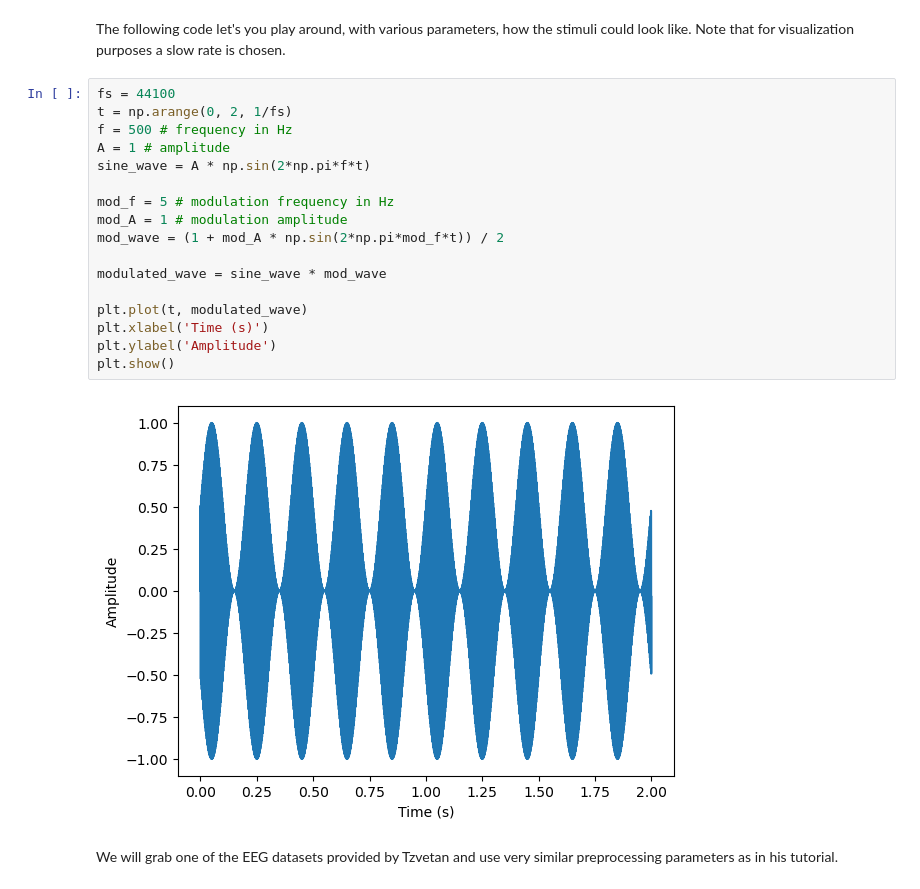
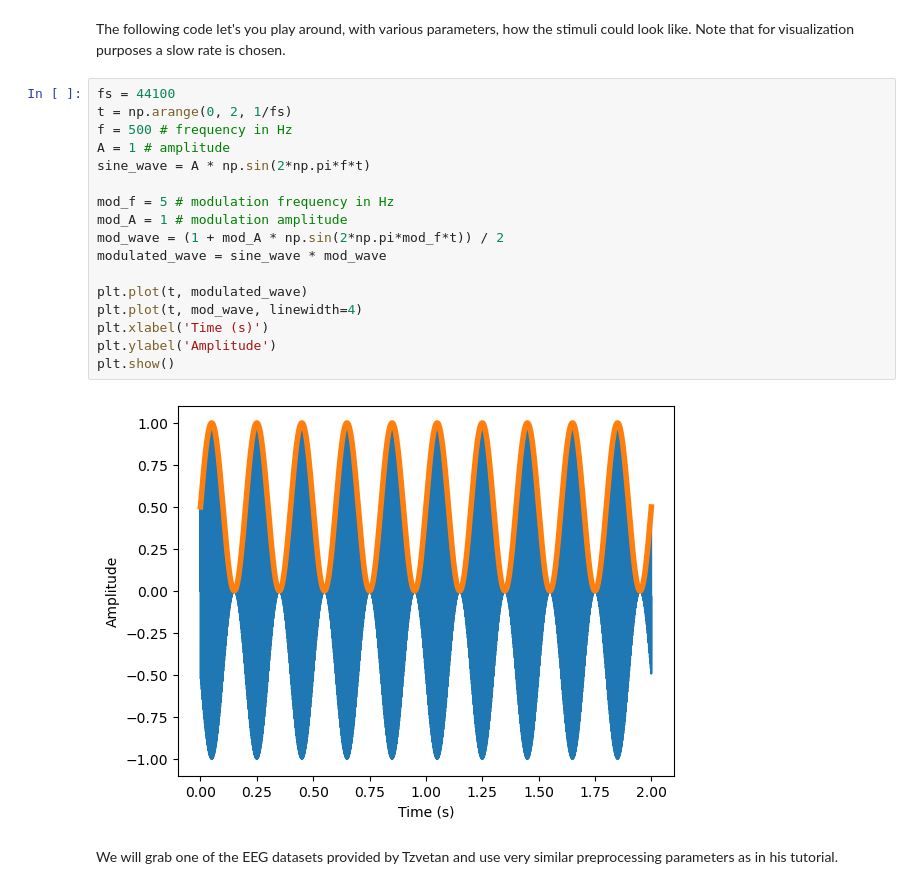
Before and after one commit to nathanweisz/methcogneurocode, a Jupyter notebook: Lecture5.ipynb, the cells around one changed output. Saved outputs shown, nothing was run; the diff lists cells and outputs as text.

```diff
--- a/Lecture5.ipynb
+++ b/Lecture5.ipynb
@@ -24,22 +24,22 @@ The following code let's you play around, with various parameters, how the stimu
 # %%
 fs = 44100
 t = np.arange(0, 2, 1/fs)
 f = 500 # frequency in Hz
 A = 1 # amplitude
 sine_wave = A * np.sin(2*np.pi*f*t)
 
 mod_f = 5 # modulation frequency in Hz
 mod_A = 1 # modulation amplitude
 mod_wave = (1 + mod_A * np.sin(2*np.pi*mod_f*t)) / 2
-
 modulated_wave = sine_wave * mod_wave
 
 plt.plot(t, modulated_wave)
+plt.plot(t, mod_wave, linewidth=4)
 plt.xlabel('Time (s)')
 plt.ylabel('Amplitude')
 plt.show()
 # %% [output]
-[figure, old version]
+[figure, new version]
 # %% [markdown]
 We will grab one of the EEG datasets provided by Tzvetan and use very similar preprocessing parameters as in his tutorial.
 # %%
```
Also changed, not shown: parts of 7 cells of this notebook.
